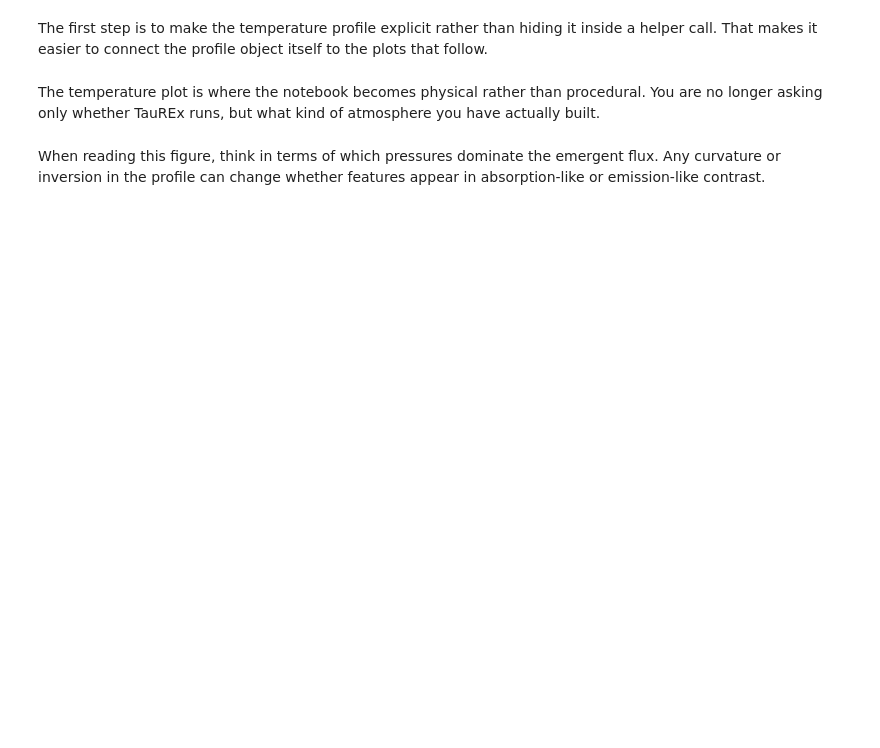
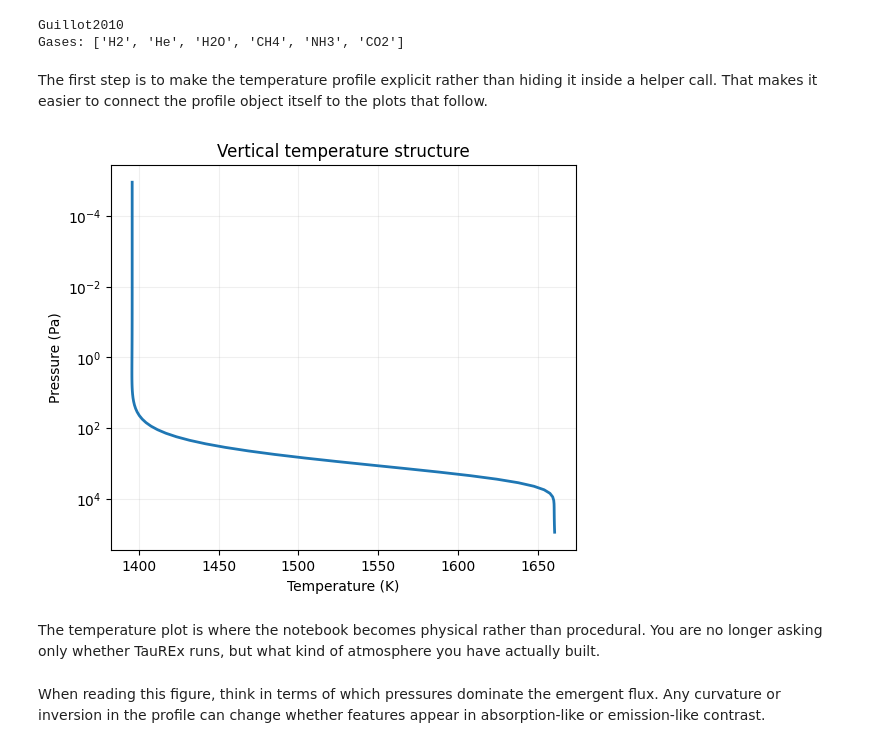
Before and after one commit to eScience-TauRex/taurex3, a Jupyter notebook: examples/notebooks/07_inspecting_profiles.ipynb, the cells around one changed output. Saved outputs shown, nothing was run; the diff lists cells and outputs as text; code cells hidden in the pictures; blank space fills up the shorter version.

```diff
--- a/examples/notebooks/07_inspecting_profiles.ipynb
+++ b/examples/notebooks/07_inspecting_profiles.ipynb
@@ -3,9 +7,36 @@
 # %%
-from _shared import build_emission_modelfrom taurex.temperature import Guillot2010temperature_profile = Guillot2010(T_irr=1500)context = build_emission_model(temperature_profile=temperature_profile, download=False)em = context['em']print(type(temperature_profile).__name__)print('Gases:', em.chemistry.gases)
+from _shared import build_emission_model
+from taurex.temperature import Guillot2010
+
+temperature_profile = Guillot2010(T_irr=1500)
+context = build_emission_model(temperature_profile=temperature_profile, download=False)
+temperature_profile.initialize_profile(
+    planet=context['planet'],
+    nlayers=context['press'].nLayers,
+    pressure_profile=context['press'].profile,
+)
+em = context['em']
+
+print(type(temperature_profile).__name__)
+print('Gases:', em.chemistry.gases)
+# %% [output]
+Guillot2010
+Gases: ['H2', 'He', 'H2O', 'CH4', 'NH3', 'CO2']
 # %% [markdown]
 The first step is to make the temperature profile explicit rather than hiding it inside a helper call. That makes it easier to connect the profile object itself to the plots that follow.
 # %%
-import matplotlib.pyplot as pltplt.figure(figsize=(6, 5))plt.plot(em.temperatureProfile, em.pressureProfile, lw=2)plt.gca().invert_yaxis()plt.yscale('log')plt.xlabel('Temperature (K)')plt.ylabel('Pressure (Pa)')plt.title('Vertical temperature structure')plt.grid(alpha=0.2)
+import matplotlib.pyplot as plt
+
+plt.figure(figsize=(6, 5))
+plt.plot(em.temperatureProfile, em.pressureProfile, lw=2)
+plt.gca().invert_yaxis()
+plt.yscale('log')
+plt.xlabel('Temperature (K)')
+plt.ylabel('Pressure (Pa)')
+plt.title('Vertical temperature structure')
+plt.grid(alpha=0.2)
+# %% [output]
+[figure, added]
 # %% [markdown]
 The temperature plot is where the notebook becomes physical rather than procedural. You are no longer asking only whether TauREx runs, but what kind of atmosphere you have actually built.
 # %% [markdown]
```
Also changed, not shown: parts of 1 cell of this notebook, 6 other files.
